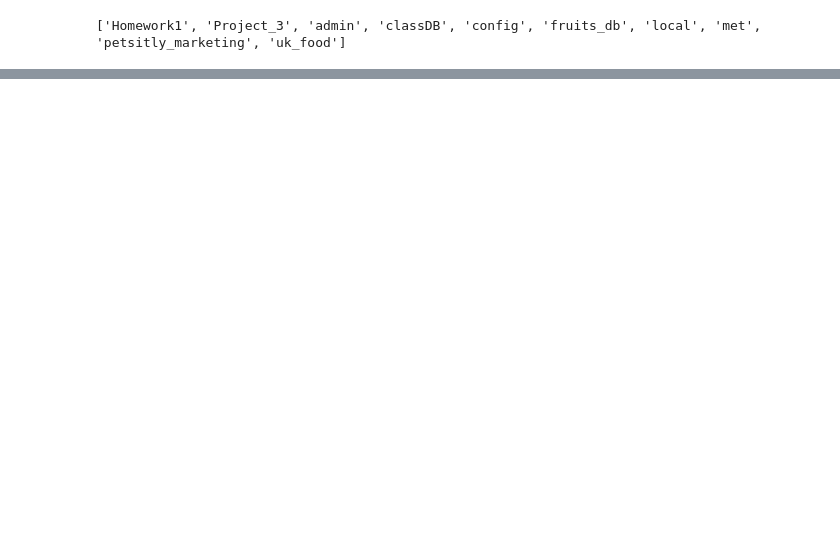
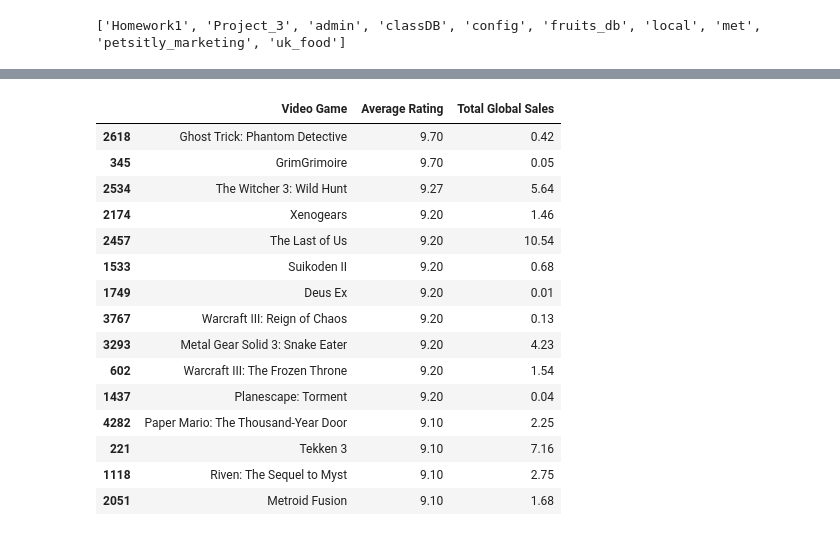
Before and after one commit to DarkWolf776/Project3, a Jupyter notebook: Project 3 work.ipynb, the cells around one changed output, grey strips where cells are left out. Saved outputs shown, nothing was run; the diff lists cells and outputs as text; code cells hidden in the pictures; blank space fills up the shorter version.

```diff
--- a/Project 3 work.ipynb
+++ b/Project 3 work.ipynb
@@ -142,0 +282,20 @@ bottom_games.head(15)
+# %%
+top_rating_merged = merged_df.sort_values(by='Average Rating', ascending=False)
+top_rating_merged.head(15)
+# %% [output]
+|  | Video Game | Average Rating | Total Global Sales |
+| 2618 | Ghost Trick: Phantom Detective | 9.70 | 0.42 |
+| 345 | GrimGrimoire | 9.70 | 0.05 |
+| 2534 | The Witcher 3: Wild Hunt | 9.27 | 5.64 |
+| 2174 | Xenogears | 9.20 | 1.46 |
+| 2457 | The Last of Us | 9.20 | 10.54 |
+| 1533 | Suikoden II | 9.20 | 0.68 |
+| 1749 | Deus Ex | 9.20 | 0.01 |
+| 3767 | Warcraft III: Reign of Chaos | 9.20 | 0.13 |
+| 3293 | Metal Gear Solid 3: Snake Eater | 9.20 | 4.23 |
+| 602 | Warcraft III: The Frozen Throne | 9.20 | 1.54 |
+| 1437 | Planescape: Torment | 9.20 | 0.04 |
+| 4282 | Paper Mario: The Thousand-Year Door | 9.10 | 2.25 |
+| 221 | Tekken 3 | 9.10 | 7.16 |
+| 1118 | Riven: The Sequel to Myst | 9.10 | 2.75 |
+| 2051 | Metroid Fusion | 9.10 | 1.68 |
```
Also changed, not shown: parts of 20 cells of this notebook.
